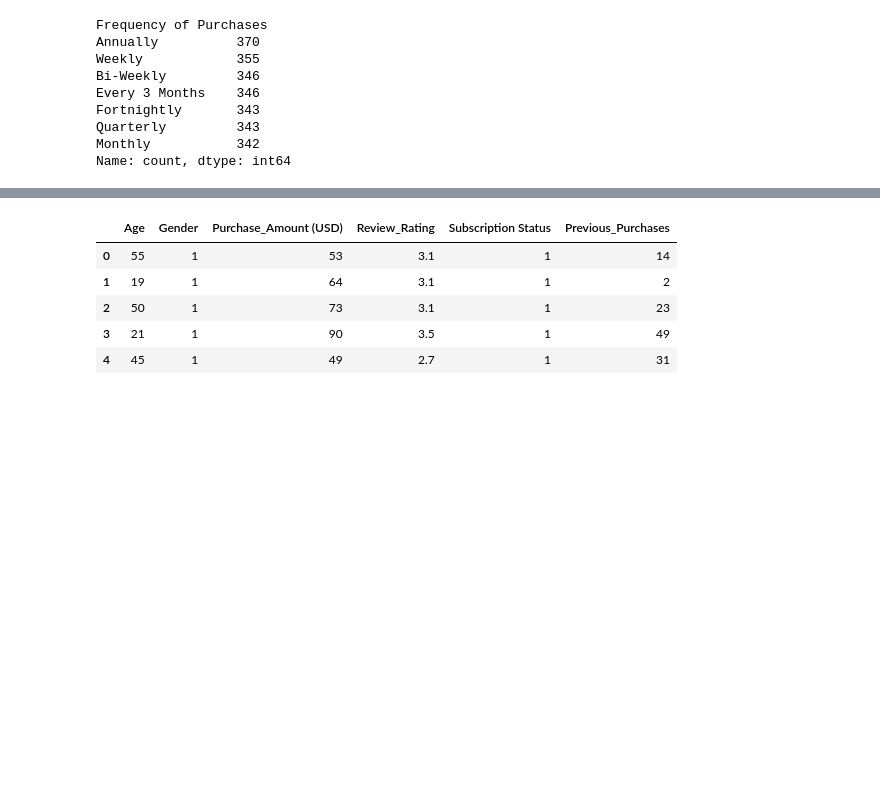
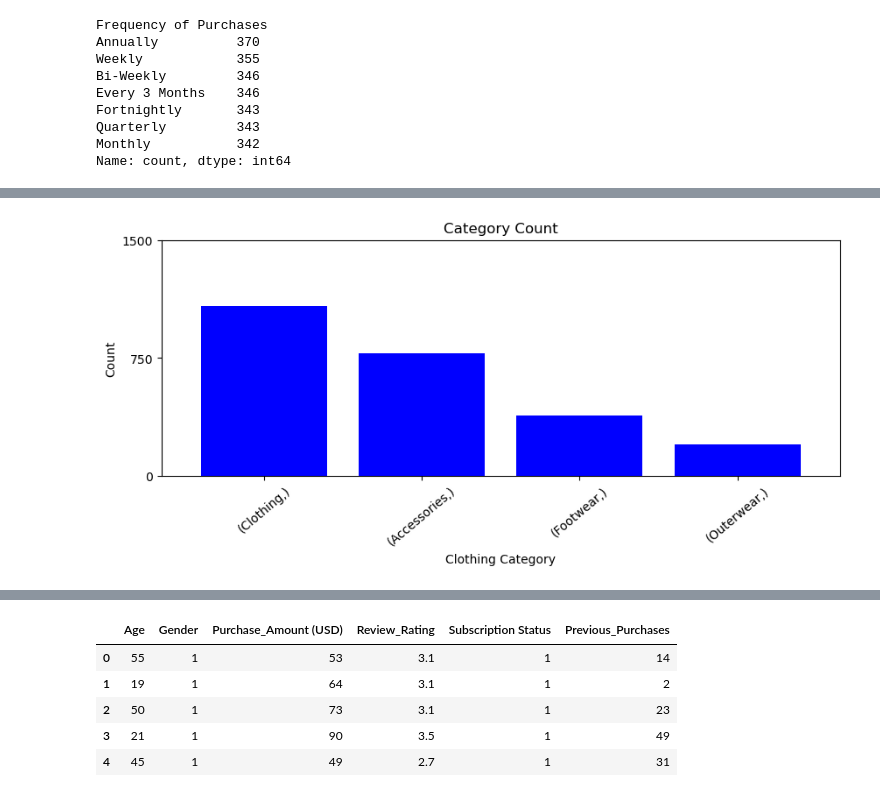
Before and after one commit to kylekerner/project2, a Jupyter notebook: project2.ipynb, the cells around one changed output, grey strips where cells are left out. Saved outputs shown, nothing was run; the diff lists cells and outputs as text; code cells hidden in the pictures; blank space fills up the shorter version.

```diff
--- a/project2.ipynb
+++ b/project2.ipynb
@@ -218,0 +243,10 @@ Name: count, dtype: int64
+# %%
+category_df = consumer_data_df[["Category"]]
+
+category_count = category_df.value_counts()
+
+fav_genre_chart = category_count.plot.bar(y='Category', rot=40, width=0.8, figsize=(10,3.5), ylim=(0,1500),
+                                    title='Category Count',
+                                    yticks=[0,750,1500], xlabel='Clothing Category', ylabel='Count', color='blue')
+# %% [output]
+[figure, added]
```
Also changed, not shown: parts of 22 cells of this notebook.
